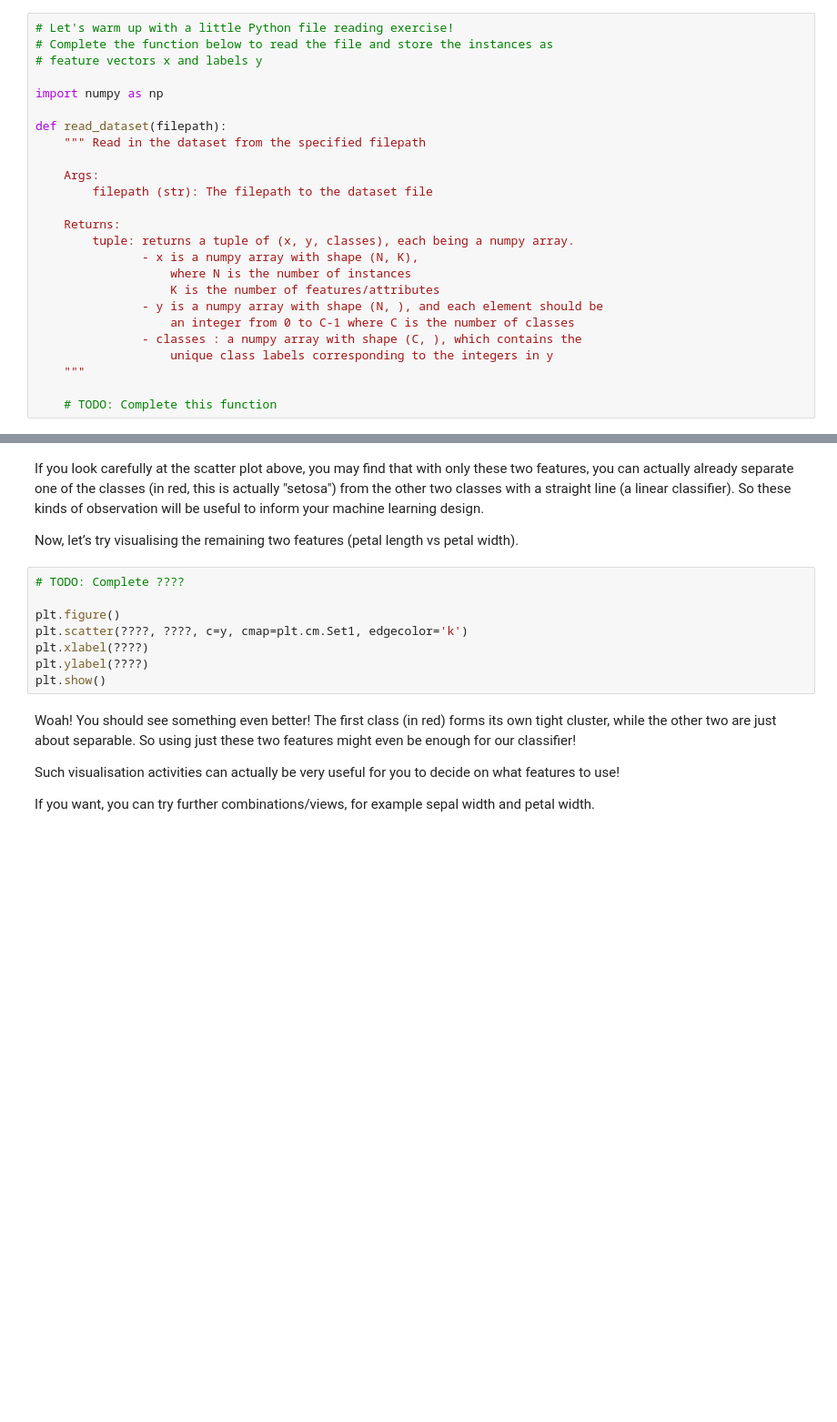
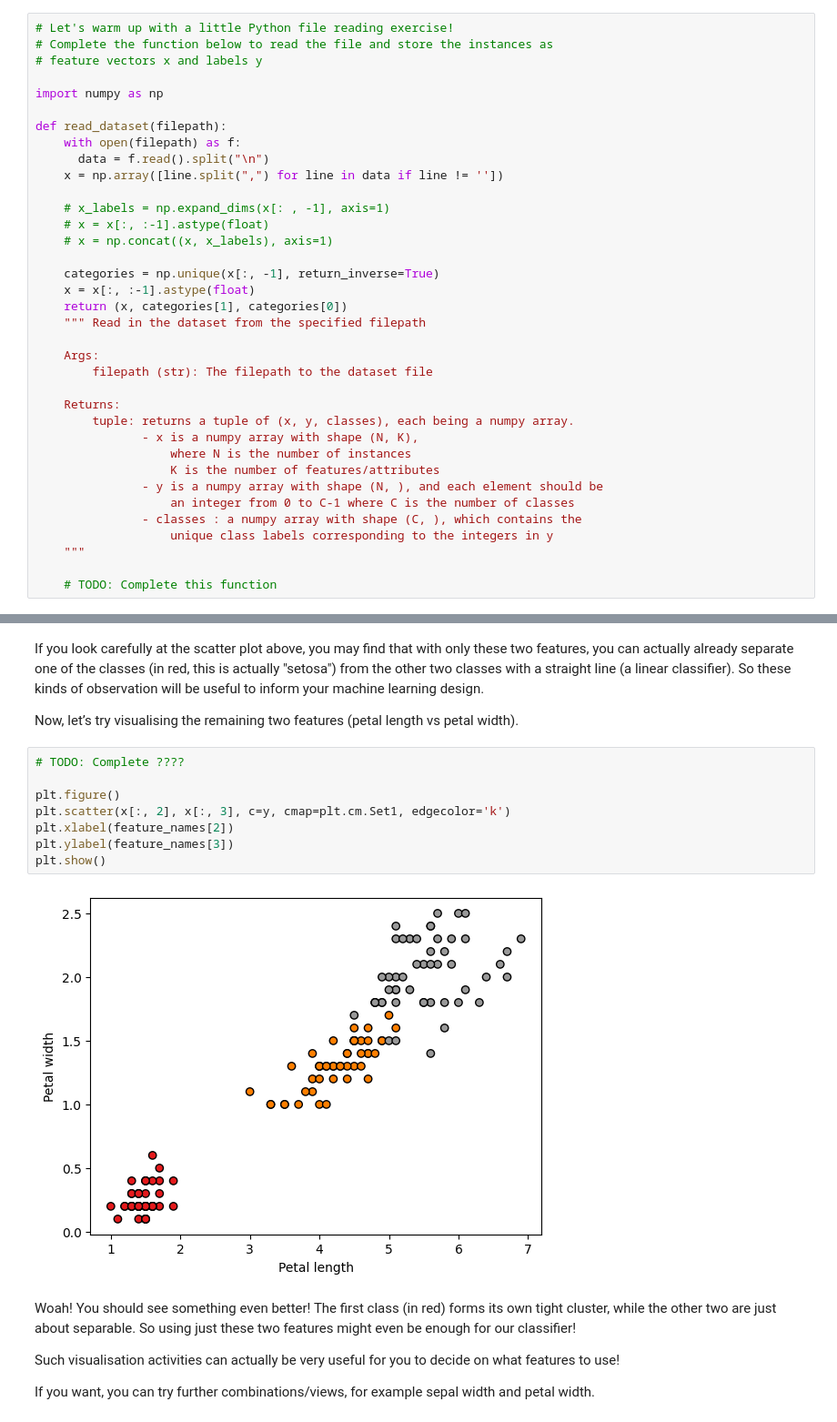
Before and after one commit to yuhanwwu/iml_labs, a Jupyter notebook: lab1.ipynb, the cells around one changed output, grey strips where cells are left out. Shown at 91% size. Saved outputs shown, nothing was run; the diff lists cells and outputs as text; blank space fills up the shorter version.

```diff
--- a/lab1.ipynb
+++ b/lab1.ipynb
@@ -76,6 +105,17 @@ Hint: For computing `y` from the string labels, use `np.unique()` with the keywo
 import numpy as np
 
 def read_dataset(filepath):
+    with open(filepath) as f:
+      data = f.read().split("\n")
+    x = np.array([line.split(",") for line in data if line != ''])
+
+    # x_labels = np.expand_dims(x[: , -1], axis=1)
+    # x = x[:, :-1].astype(float)
+    # x = np.concat((x, x_labels), axis=1)
+
+    categories = np.unique(x[:, -1], return_inverse=True)
+    x = x[:, :-1].astype(float)
+    return (x, categories[1], categories[0])
     """ Read in the dataset from the specified filepath
 
     Args:
@@ -151,11 +227,13 @@ Now, let’s try visualising the remaining two features (petal length vs petal w
 # %%
 # TODO: Complete ????
 
 plt.figure()
-plt.scatter(????, ????, c=y, cmap=plt.cm.Set1, edgecolor='k')
-plt.xlabel(????)
-plt.ylabel(????)
+plt.scatter(x[:, 2], x[:, 3], c=y, cmap=plt.cm.Set1, edgecolor='k')
+plt.xlabel(feature_names[2])
+plt.ylabel(feature_names[3])
 plt.show()
+# %% [output]
+[figure, added]
 # %% [markdown]
 Woah! You should see something even better! The first class (in red) forms its own tight cluster, while the other two are just about separable. So using just these two features might even be enough for our classifier!
 
```
Also changed, not shown: parts of 8 cells of this notebook.
